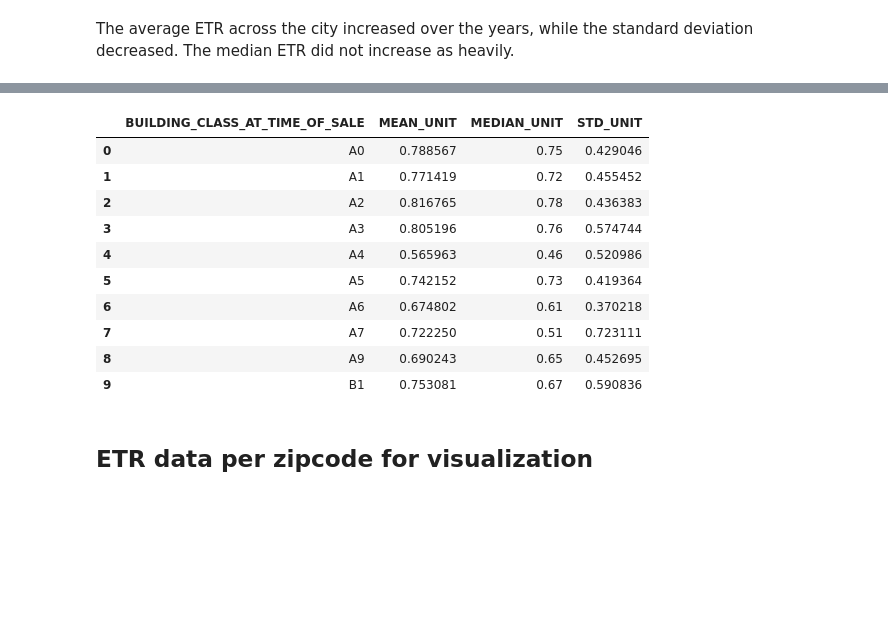
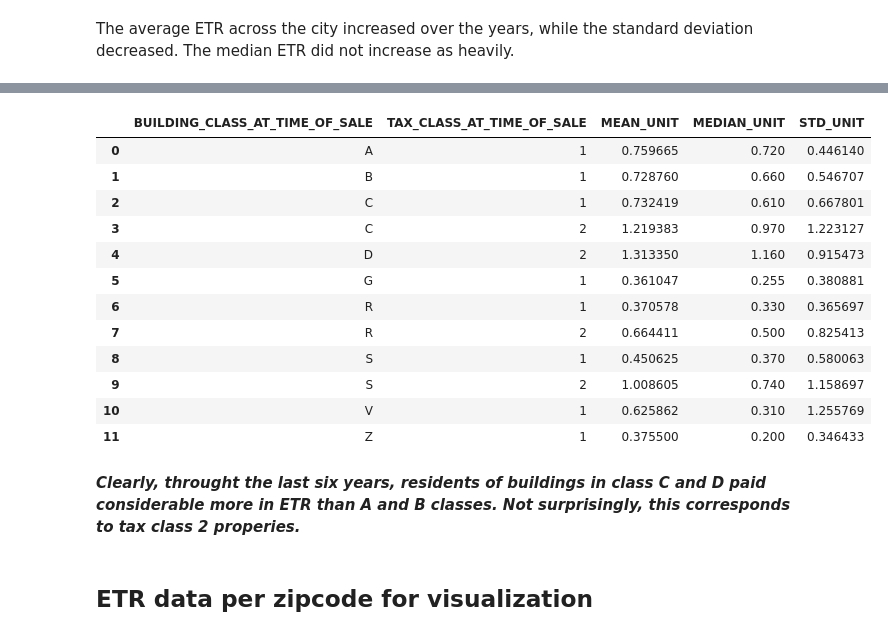
Before and after one commit to mu529/property_tax, a Jupyter notebook: ETR-All.ipynb, the cells around one changed output, grey strips where cells are left out. Cells and saved outputs as stored; diff of their text form; code cells hidden in the pictures; blank space fills up the shorter version.

```diff
--- a/ETR-All.ipynb
+++ b/ETR-All.ipynb
@@ -603,22 +646,29 @@ The average ETR across the city increased over the years, while the standard dev
+# %%
+# Group by just the different categories, not subcategories
+finale.BUILDING_CL = finale.BUILDING_CLASS_AT_TIME_OF_SALE.apply(lambda x: str(x)[:-1])
 # %%
 buildings = pd.DataFrame(
-    {'STD_UNIT':finale.groupby('BUILDING_CLASS_AT_TIME_OF_SALE',axis=0)['ETR_ACTUAL_UNIT'].std(),
-    'MEAN_UNIT':finale.groupby('BUILDING_CLASS_AT_TIME_OF_SALE',axis=0)['ETR_ACTUAL_UNIT'].mean(),
-    'MEDIAN_UNIT':finale.groupby('BUILDING_CLASS_AT_TIME_OF_SALE',axis=0)['ETR_ACTUAL_UNIT'].median()}).reset_index()
+    {'STD_UNIT':finale.groupby([finale.BUILDING_CL,finale.TAX_CLASS_AT_TIME_OF_SALE],axis=0)['ETR_ACTUAL_UNIT'].std(),
+    'MEAN_UNIT':finale.groupby([finale.BUILDING_CL,finale.TAX_CLASS_AT_TIME_OF_SALE],axis=0)['ETR_ACTUAL_UNIT'].mean(),
+'MEDIAN_UNIT':finale.groupby([finale.BUILDING_CL,finale.TAX_CLASS_AT_TIME_OF_SALE],axis=0)['ETR_ACTUAL_UNIT'].median()}).reset_index()
 # %%
-buildings[:10]
+buildings
 # %% [output]
-|  | BUILDING_CLASS_AT_TIME_OF_SALE | MEAN_UNIT | MEDIAN_UNIT | STD_UNIT |
-| 0 | A0 | 0.788567 | 0.75 | 0.429046 |
-| 1 | A1 | 0.771419 | 0.72 | 0.455452 |
-| 2 | A2 | 0.816765 | 0.78 | 0.436383 |
-| 3 | A3 | 0.805196 | 0.76 | 0.574744 |
-| 4 | A4 | 0.565963 | 0.46 | 0.520986 |
-| 5 | A5 | 0.742152 | 0.73 | 0.419364 |
-| 6 | A6 | 0.674802 | 0.61 | 0.370218 |
-| 7 | A7 | 0.722250 | 0.51 | 0.723111 |
-| 8 | A9 | 0.690243 | 0.65 | 0.452695 |
-| 9 | B1 | 0.753081 | 0.67 | 0.590836 |
+|  | BUILDING_CLASS_AT_TIME_OF_SALE | TAX_CLASS_AT_TIME_OF_SALE | MEAN_UNIT | MEDIAN_UNIT | STD_UNIT |
+| 0 | A | 1 | 0.759665 | 0.720 | 0.446140 |
+| 1 | B | 1 | 0.728760 | 0.660 | 0.546707 |
+| 2 | C | 1 | 0.732419 | 0.610 | 0.667801 |
+| 3 | C | 2 | 1.219383 | 0.970 | 1.223127 |
+| 4 | D | 2 | 1.313350 | 1.160 | 0.915473 |
+| 5 | G | 1 | 0.361047 | 0.255 | 0.380881 |
+| 6 | R | 1 | 0.370578 | 0.330 | 0.365697 |
+| 7 | R | 2 | 0.664411 | 0.500 | 0.825413 |
+| 8 | S | 1 | 0.450625 | 0.370 | 0.580063 |
+| 9 | S | 2 | 1.008605 | 0.740 | 1.158697 |
+| 10 | V | 1 | 0.625862 | 0.310 | 1.255769 |
+| 11 | Z | 1 | 0.375500 | 0.200 | 0.346433 |
+# %% [markdown]
+***Clearly, throught the last six years, residents of buildings in class C and D paid considerable more in ETR than A and B classes. Not surprisingly, this corresponds to tax class 2 properies.***
 # %% [markdown]
 ## ETR data per zipcode for visualization
 # %%
```
Also changed, not shown: parts of 68 cells of this notebook.
